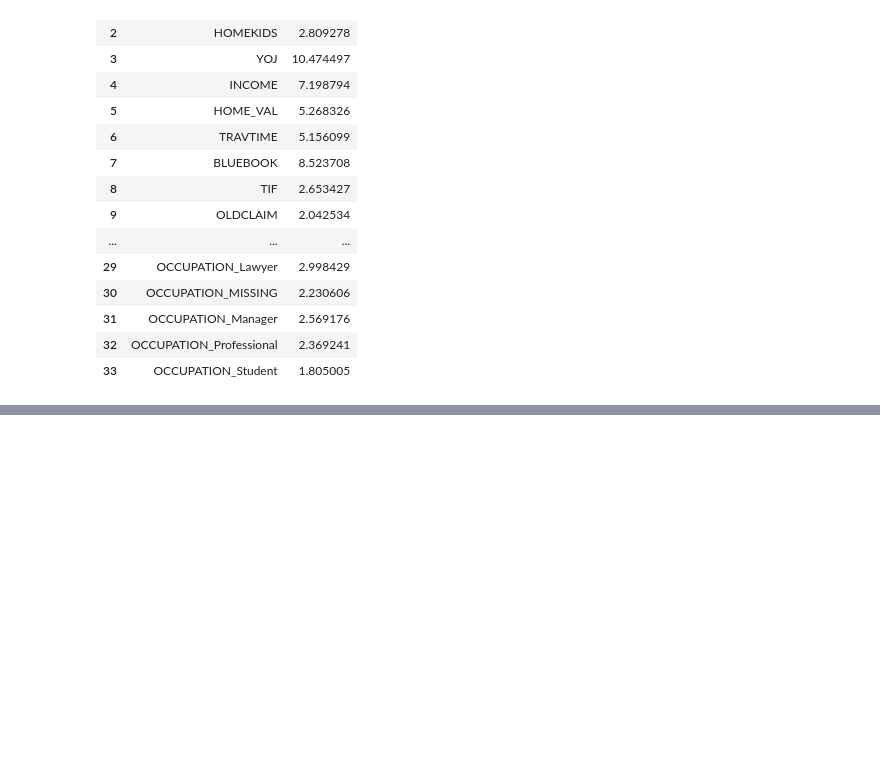
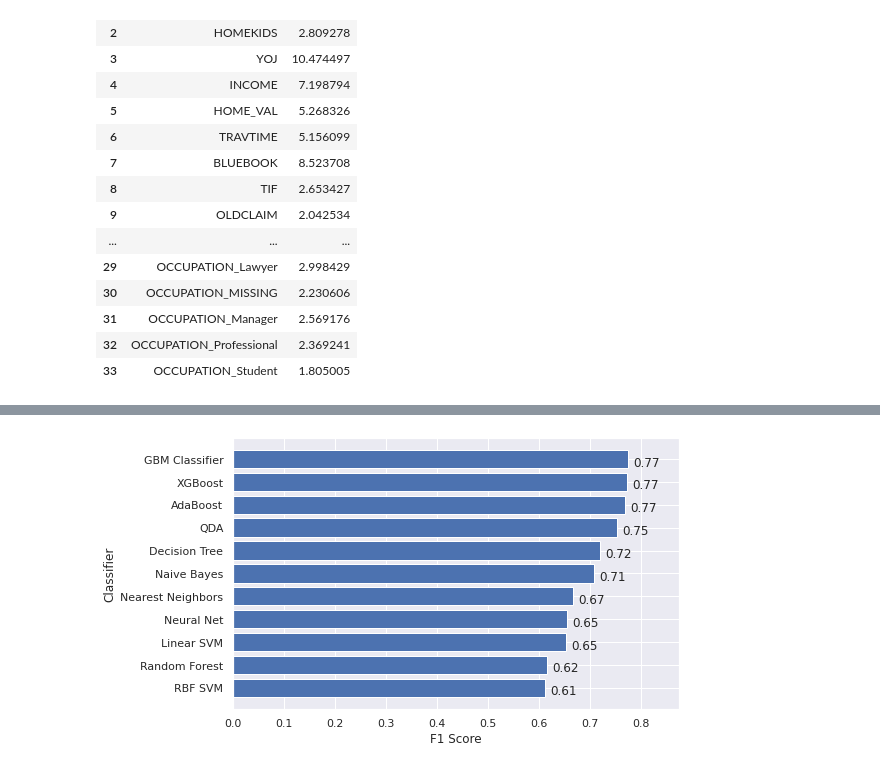
Before and after one commit to dl-lim/kaggle-1, a Jupyter notebook: e2e-insurance-ml.ipynb, the cells around one changed output, grey strips where cells are left out. Saved outputs shown, nothing was run; the diff lists cells and outputs as text; code cells hidden in the pictures; blank space fills up the shorter version.

```diff
--- a/e2e-insurance-ml.ipynb
+++ b/e2e-insurance-ml.ipynb
@@ -1178,9 +816,0 @@ Average AUC Score is: 0.6252376253097024
-# %%
-from mlxtend.evaluate import bias_variance_decomp
-from sklearn.model_selection import train_test_split
-X_train, X_test, y_train, y_test = train_test_split(processed_df.drop(['TGT_CLAIM_FLAG','TGT_CLAIM_AMT'],axis=1), processed_df['TGT_CLAIM_FLAG'], test_size=0.33, random_state=1)
-mse, bias, var = bias_variance_decomp(xgb_clf, X_train.values, y_train.values, X_test.values, y_test.values, loss='mse', num_rounds=200, random_seed=1)
-# summarize results
-print('MSE: %.3f' % mse)
-print('Bias: %.3f' % bias)
-print('Variance: %.3f' % var)
@@ -1260,0 +837,21 @@ SCORE:
+# %%
+# Create a reuseable function to split for training and validation, features and target variables, based on the fold selected
+def train_test_split_by_fold(df, fold, tgt):
+    X = df.drop(['TGT_CLAIM_FLAG','TGT_CLAIM_AMT'], axis=1)
+    y = df[tgt]
+
+    X_train = X.loc[X['kfold'] != fold].drop('kfold',axis=1)
+    X_valid = X.loc[X['kfold'] == fold].drop('kfold',axis=1)
+    y_train = y.loc[X['kfold'] != fold]
+    y_valid = y.loc[X['kfold'] == fold]
+    return X_train, X_valid, y_train, y_valid
+# %%
+X_train, X_valid, y_train, y_valid = train_test_split_by_fold(base_df,0,'TGT_CLAIM_FLAG')
+
+performance = []
+for name, clf in classifiers:
+    clf.fit(X_train, y_train)
+    y_pred = clf.predict(X_valid)
+    perf_tuple = (name, f1_score(y_valid, y_pred, average='weighted'))
+    print(perf_tuple)
+    performance.append(perf_tuple)
@@ -1260,0 +870,12 @@ SCORE:
+# %%
+x, y = list(zip(*sorted(performance, key=lambda x: x[1], reverse=False)))
+plt.figure(figsize=(8,5))
+plt.barh(x,y)
+plt.xlim(right=max(y)+0.1)
+plt.xlabel('F1 Score')
+plt.ylabel('Classifier')
+for i in range(len(y)):
+    plt.text(y[i]+0.01,i-0.3,round(y[i],2))
+plt.show()
+# %% [output]
+[figure, added]
```
Also changed, not shown: parts of 107 cells of this notebook.
